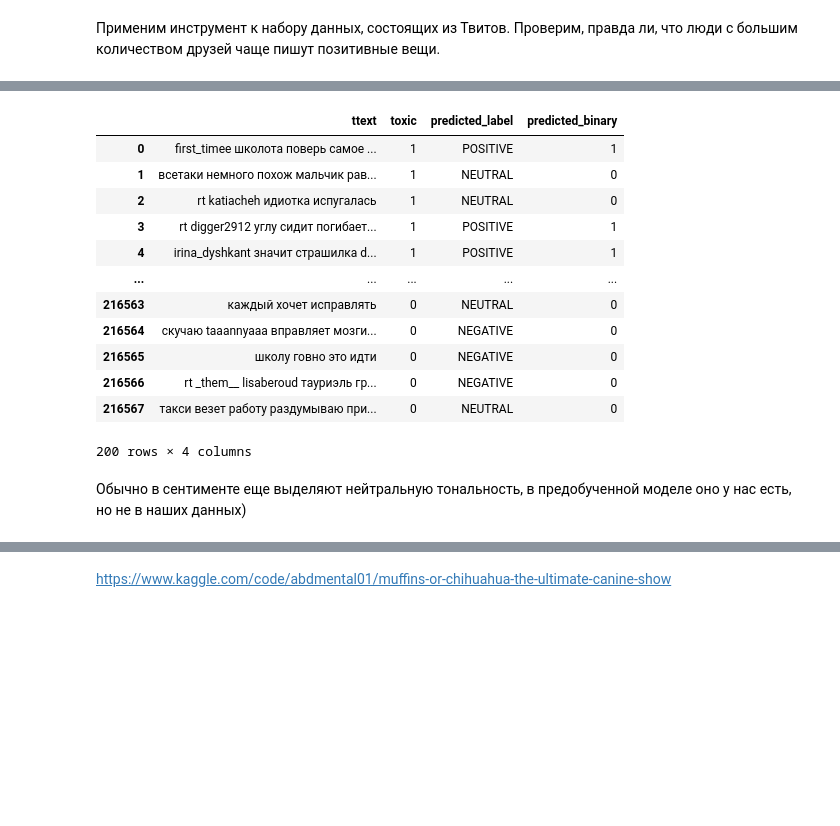
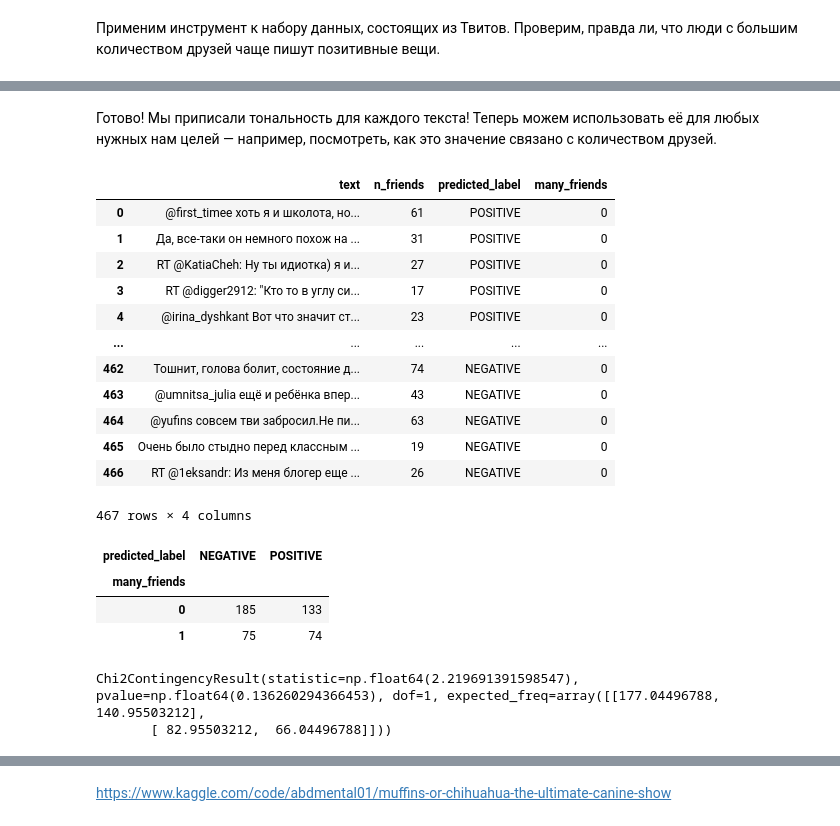
Before and after one commit to alekseyst/text_analysis_2025, a Jupyter notebook: Practical_8/Practical_8_Sentiment.ipynb, the cells around one changed output, grey strips where cells are left out. Saved outputs shown, nothing was run; the diff lists cells and outputs as text; code cells hidden in the pictures; blank space fills up the shorter version.

```diff
--- a/Practical_8/Practical_8_Sentiment.ipynb
+++ b/Practical_8/Practical_8_Sentiment.ipynb
@@ -68,24 +74,39 @@ data
+# %% [markdown]
+Готово! Мы приписали тональность для каждого текста! Теперь можем использовать её для любых нужных нам целей — например, посмотреть, как это значение связано с количеством друзей.
 # %%
-# Приведение меток к бинарному формату
-data['predicted_binary'] = data['predicted_label'].apply(lambda x: 1 if x == 'POSITIVE' else 0)
+#Установим 100 друзей как граничное значение и аннотируем в соответствии с ним тексты
+data['many_friends'] = data['n_friends'].apply(lambda x: 1 if (x >= 100) else 0)
+data
+# %% [output]
+|  | text | n_friends | predicted_label | many_friends |
+| 0 | @first_timee хоть я и школота, но... | 61 | POSITIVE | 0 |
+| 1 | Да, все-таки он немного похож на ... | 31 | POSITIVE | 0 |
+| 2 | RT @KatiaCheh: Ну ты идиотка) я и... | 27 | POSITIVE | 0 |
+| 3 | RT @digger2912: "Кто то в углу си... | 17 | POSITIVE | 0 |
+| 4 | @irina_dyshkant Вот что значит ст... | 23 | POSITIVE | 0 |
+| ... | ... | ... | ... | ... |
+| 462 | Тошнит, голова болит, состояние д... | 74 | NEGATIVE | 0 |
+| 463 | @umnitsa_julia ещё и ребёнка впер... | 43 | NEGATIVE | 0 |
+| 464 | @yufins совсем тви забросил.Не пи... | 63 | NEGATIVE | 0 |
+| 465 | Очень было стыдно перед классным ... | 19 | NEGATIVE | 0 |
+| 466 | RT @1eksandr: Из меня блогер еще ... | 26 | NEGATIVE | 0 |
+467 rows × 4 columns
-# %%
-data
-# %% [output]
-|  | ttext | toxic | predicted_label | predicted_binary |
-| 0 | first_timee школота поверь самое ... | 1 | POSITIVE | 1 |
-| 1 | всетаки немного похож мальчик рав... | 1 | NEUTRAL | 0 |
-| 2 | rt katiacheh идиотка испугалась | 1 | NEUTRAL | 0 |
-| 3 | rt digger2912 углу сидит погибает... | 1 | POSITIVE | 1 |
-| 4 | irina_dyshkant значит страшилка d... | 1 | POSITIVE | 1 |
-| ... | ... | ... | ... | ... |
-| 216563 | каждый хочет исправлять | 0 | NEUTRAL | 0 |
-| 216564 | скучаю taaannyaaa вправляет мозги... | 0 | NEGATIVE | 0 |
-| 216565 | школу говно это идти | 0 | NEGATIVE | 0 |
-| 216566 | rt _them__ lisaberoud тауриэль гр... | 0 | NEGATIVE | 0 |
-| 216567 | такси везет работу раздумываю при... | 0 | NEUTRAL | 0 |
-200 rows × 4 columns
-# %% [markdown]
-Обычно в сентименте еще выделяют нейтральную тональность, в предобученной моделе оно у нас есть, но не в наших данных)
+# %%
+#Построим таблицу сопряжённости
+cont_table = pd.crosstab(data['many_friends'], data['predicted_label'])
+cont_table
+# %% [output]
+| predicted_label | NEGATIVE | POSITIVE |
+| many_friends |  |  |
+| 0 | 185 | 133 |
+| 1 | 75 | 74 |
+# %%
+#Её далее можно использовать лдля статистических расчётов
+from scipy import stats
+stats.chi2_contingency(cont_table)
+# %% [output]
+Chi2ContingencyResult(statistic=np.float64(2.219691391598547), pvalue=np.float64(0.136260294366453), dof=1, expected_freq=array([[177.04496788, 140.95503212],
+       [ 82.95503212,  66.04496788]]))
 # %% [markdown]
 ![__results___35_1.png](embedded-picture-1)
 # %% [markdown]
```
Also changed, not shown: parts of 3 cells of this notebook.
